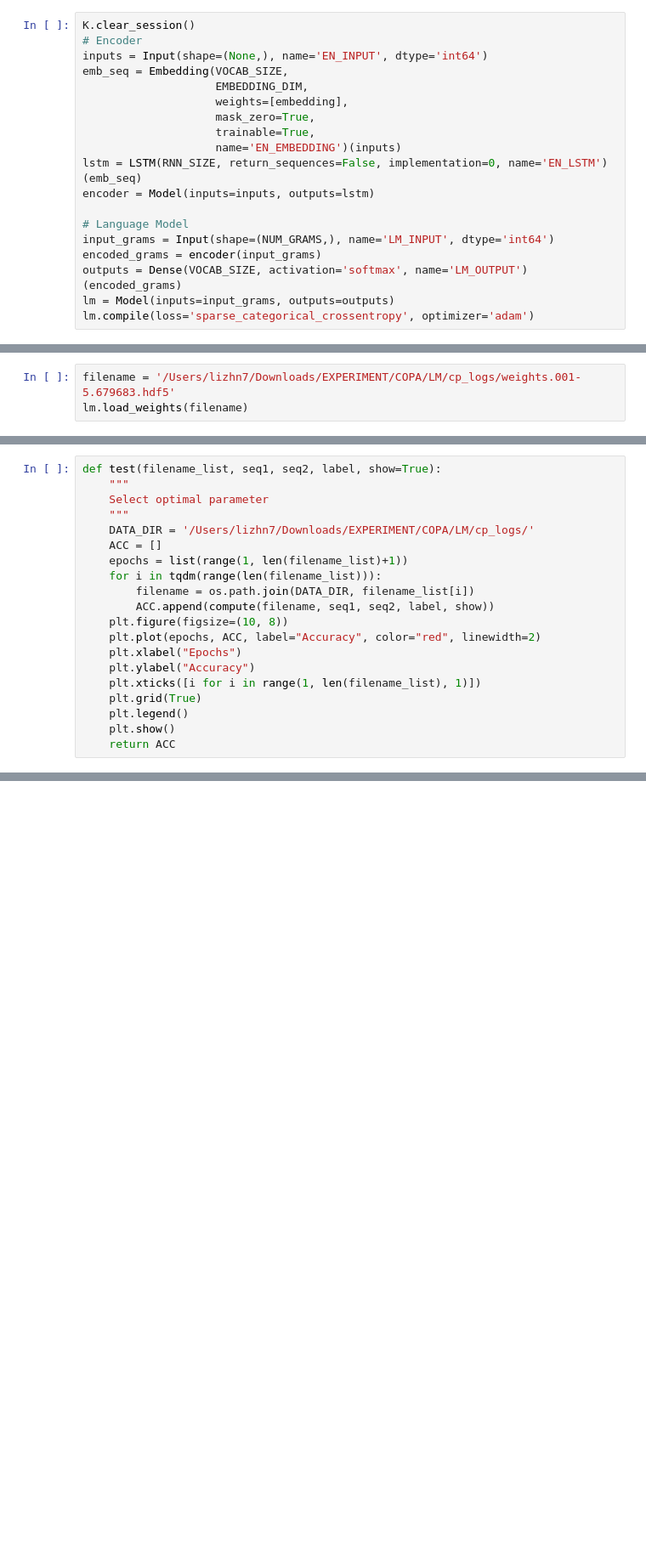
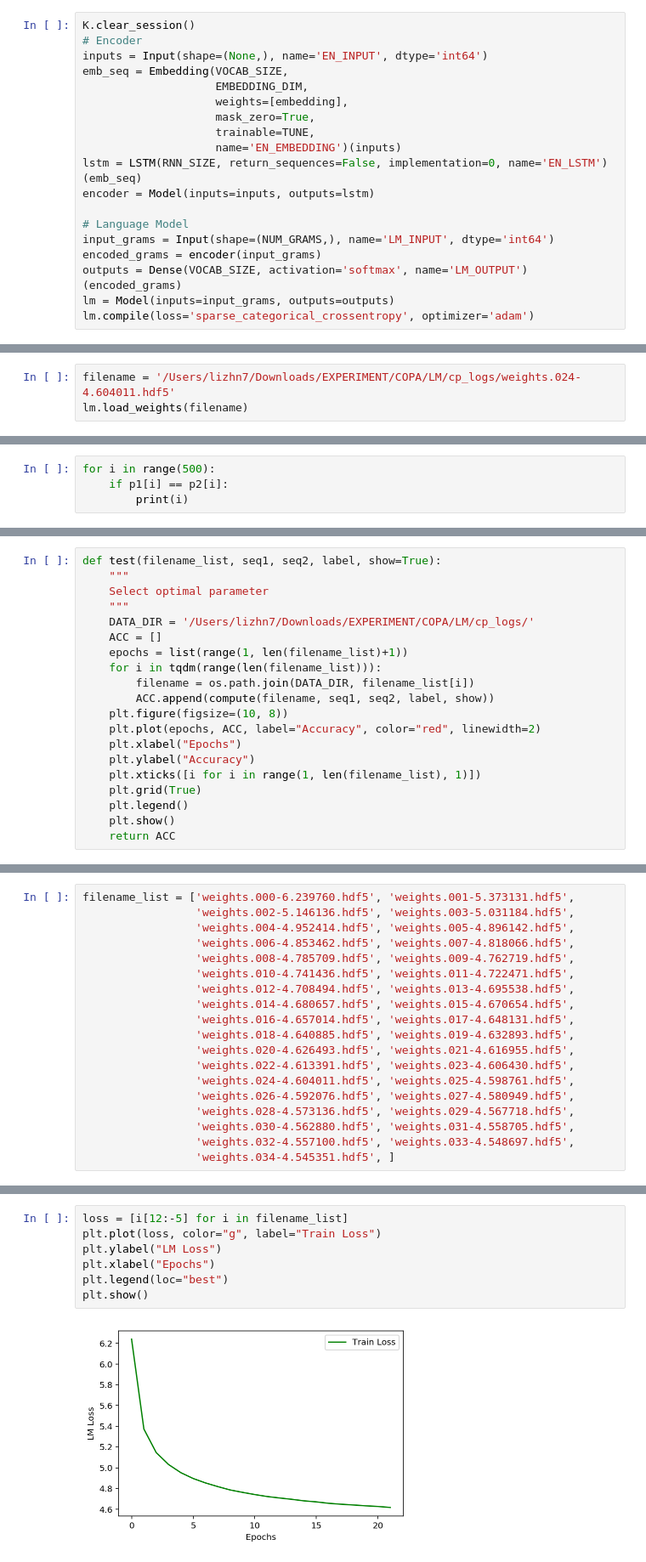
Before and after one commit to xkuang/deep_alchemy_furnace, a Jupyter notebook: COPA/Perplexity.ipynb, the cells around one changed output, grey strips where cells are left out. Shown at 85% size. Drawn from its saved outputs; the diff is of its cells as text; blank space fills up the shorter version.

```diff
--- a/COPA/Perplexity.ipynb
+++ b/COPA/Perplexity.ipynb
@@ -167,7 +547,7 @@ emb_seq = Embedding(VOCAB_SIZE,
                     EMBEDDING_DIM,
                     weights=[embedding],
                     mask_zero=True,
-                    trainable=True,
+                    trainable=TUNE,
                     name='EN_EMBEDDING')(inputs)
 lstm = LSTM(RNN_SIZE, return_sequences=False, implementation=0, name='EN_LSTM')(emb_seq)
 encoder = Model(inputs=inputs, outputs=lstm)
@@ -187,7 +567,7 @@ import matplotlib.pyplot as plt
 %matplotlib inline
 %config InlineBackend.figure_format = 'retina'
 # %%
-filename = '/Users/lizhn7/Downloads/EXPERIMENT/COPA/LM/cp_logs/weights.001-5.679683.hdf5'
+filename = '/Users/lizhn7/Downloads/EXPERIMENT/COPA/LM/cp_logs/weights.024-4.604011.hdf5'
 lm.load_weights(filename)
 # %%
 def convert(c):
@@ -220,3 +600,7 @@ for i in tqdm(range(len(devSeq1))):
 p2 = []
 for i in tqdm(range(len(devSeq2))):
     p2.append(perplexity(devSeq2[i]))
+# %%
+for i in range(500):
+    if p1[i] == p2[i]:
+        print(i)
@@ -291,3 +692,22 @@ filename_list = ['weights.000-6.400188.hdf5', 'weights.001-5.679683.hdf5',
+# %%
+filename_list = ['weights.000-6.239760.hdf5', 'weights.001-5.373131.hdf5',
+                 'weights.002-5.146136.hdf5', 'weights.003-5.031184.hdf5',
+                 'weights.004-4.952414.hdf5', 'weights.005-4.896142.hdf5',
+                 'weights.006-4.853462.hdf5', 'weights.007-4.818066.hdf5',
+                 'weights.008-4.785709.hdf5', 'weights.009-4.762719.hdf5',
+                 'weights.010-4.741436.hdf5', 'weights.011-4.722471.hdf5',
+                 'weights.012-4.708494.hdf5', 'weights.013-4.695538.hdf5',
+                 'weights.014-4.680657.hdf5', 'weights.015-4.670654.hdf5',
+                 'weights.016-4.657014.hdf5', 'weights.017-4.648131.hdf5',
+                 'weights.018-4.640885.hdf5', 'weights.019-4.632893.hdf5',
+                 'weights.020-4.626493.hdf5', 'weights.021-4.616955.hdf5',
+                 'weights.022-4.613391.hdf5', 'weights.023-4.606430.hdf5',
+                 'weights.024-4.604011.hdf5', 'weights.025-4.598761.hdf5',
+                 'weights.026-4.592076.hdf5', 'weights.027-4.580949.hdf5',
+                 'weights.028-4.573136.hdf5', 'weights.029-4.567718.hdf5',
+                 'weights.030-4.562880.hdf5', 'weights.031-4.558705.hdf5',
+                 'weights.032-4.557100.hdf5', 'weights.033-4.548697.hdf5',
+                 'weights.034-4.545351.hdf5', ]
 # %%
 ACC = test(filename_list, devSeq1, devSeq2, label, show=False)
 # %% [output]
@@ -308,0 +715,9 @@ Accuracy:       0.512
+# %%
+loss = [i[12:-5] for i in filename_list]
+plt.plot(loss, color="g", label="Train Loss")
+plt.ylabel("LM Loss")
+plt.xlabel("Epochs")
+plt.legend(loc="best")
+plt.show()
+# %% [output]
+[figure, added]
```
Also changed, not shown: parts of 48 cells of this notebook, 3 other files.
